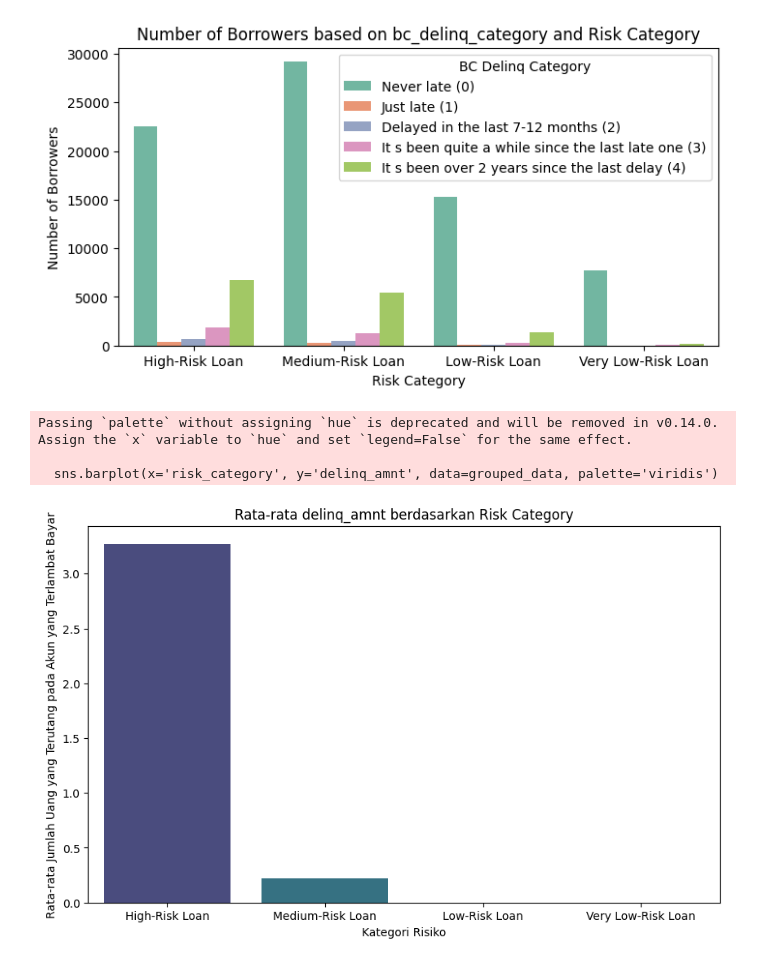
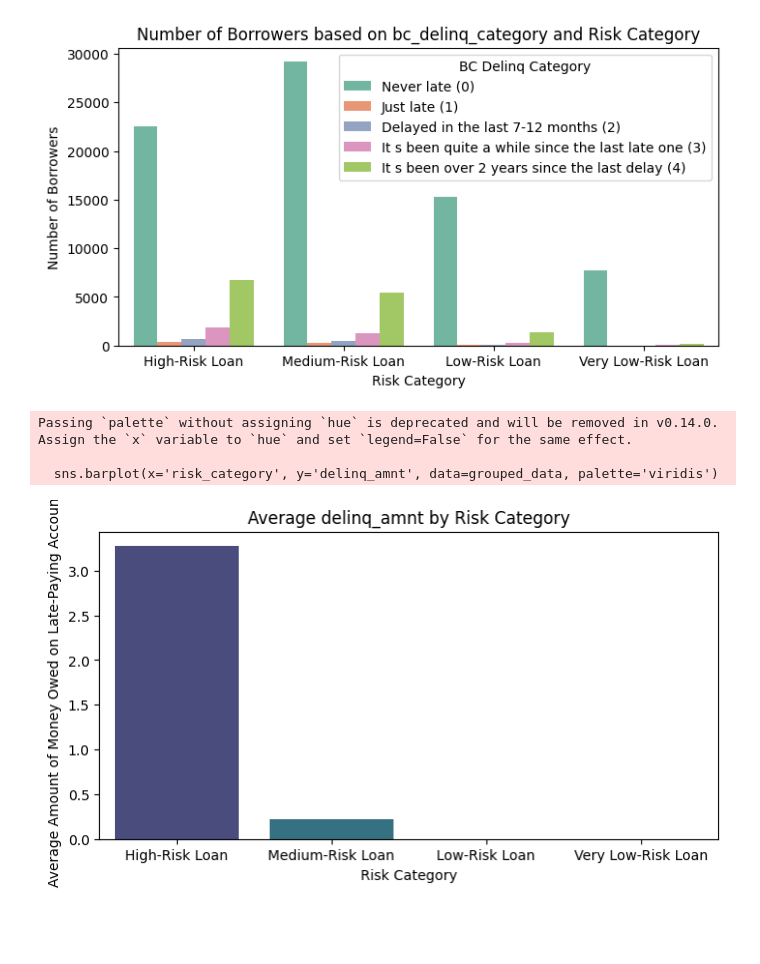
Before and after one commit to hidayah24/data-analyst-portfolio, a Jupyter notebook: Project-2-Credit-Risk-Analysis-and-Optimization-of-Lending-Decisions/Credit-Risk-Analysis.ipynb, the cells around one changed output. Drawn from its saved outputs; the diff is of its cells as text; code cells hidden in the pictures; blank space fills up the shorter version.

Commit message:
Update the visualiztion for dealnq feature

```diff
--- a/Project-2-Credit-Risk-Analysis-and-Optimization-of-Lending-Decisions/Credit-Risk-Analysis.ipynb
+++ b/Project-2-Credit-Risk-Analysis-and-Optimization-of-Lending-Decisions/Credit-Risk-Analysis.ipynb
@@ -597,18 +597,18 @@ plt.show()
 [figure]
 [figure]
 # %%
-# Hitung rata-rata delinq_amnt berdasarkan risk_category
+# Calculate the average delinq_amnt based on risk_category
 grouped_data = df.groupby('risk_category')['delinq_amnt'].mean().reset_index()
 
 # Bar plot
-plt.figure(figsize=(10, 6))
+plt.figure(figsize=(8, 4))
 sns.barplot(x='risk_category', y='delinq_amnt', data=grouped_data, palette='viridis')
-plt.title('Rata-rata delinq_amnt berdasarkan Risk Category')
-plt.xlabel('Kategori Risiko')
-plt.ylabel('Rata-rata Jumlah Uang yang Terutang pada Akun yang Terlambat Bayar')
+plt.title('Average delinq_amnt by Risk Category')
+plt.xlabel('Risk Category')
+plt.ylabel('Average Amount of Money Owed on Late-Paying Accounts')
 plt.show()
 # %% [output]
 Passing `palette` without assigning `hue` is deprecated and will be removed in v0.14.0. Assign the `x` variable to `hue` and set `legend=False` for the same effect.
 
   sns.barplot(x='risk_category', y='delinq_amnt', data=grouped_data, palette='viridis')
-[figure, old version]
+[figure, new version]
```
